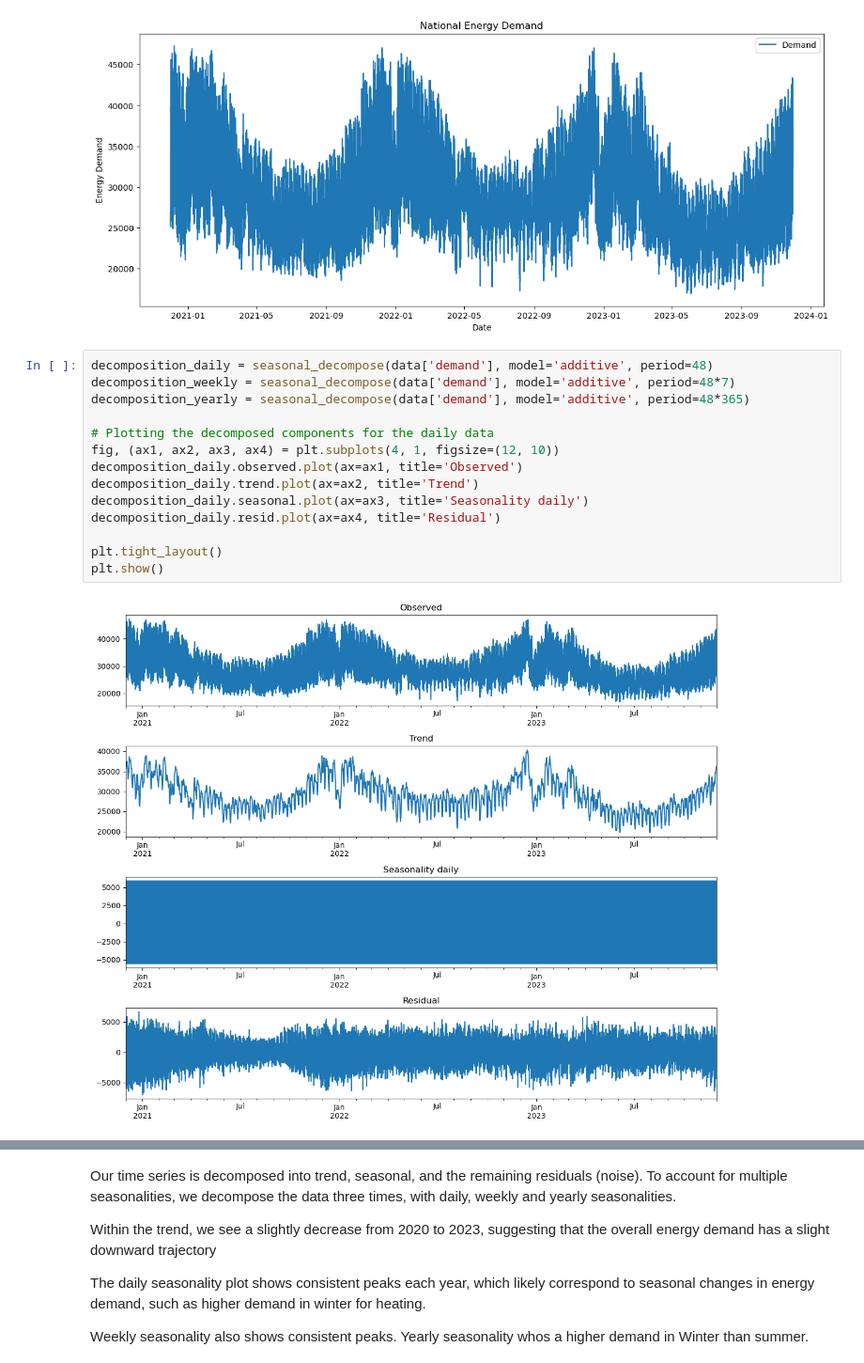
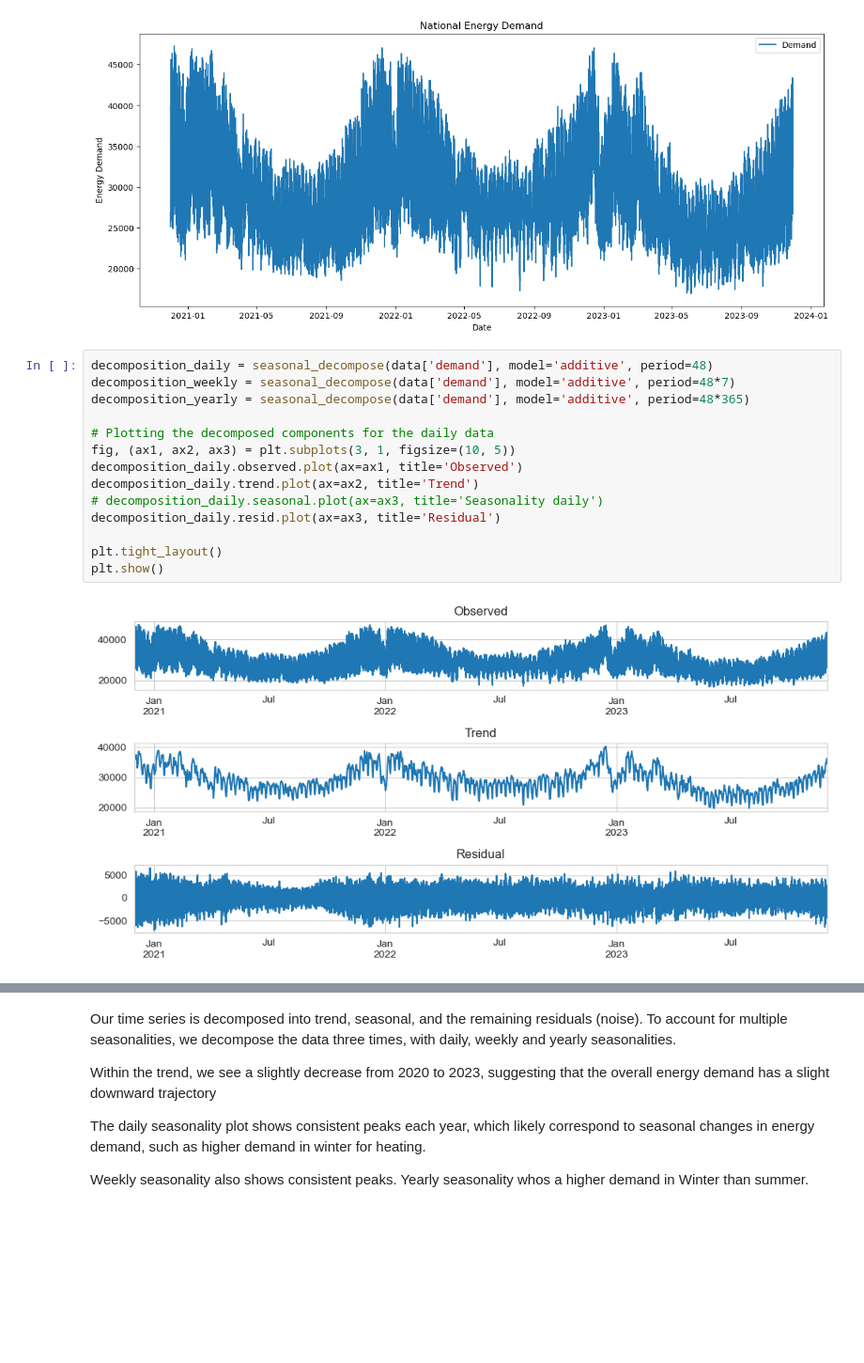
Before and after one commit to soerenssch/EnergyDemand, a Jupyter notebook: 03_Data_exploration/data_exploration.ipynb, the cells around one changed output, grey strips where cells are left out. Shown: that part at 94% size. Drawn from its saved outputs; the diff is of its cells as text; blank space fills up the shorter version.

```diff
--- a/03_Data_exploration/data_exploration.ipynb
+++ b/03_Data_exploration/data_exploration.ipynb
@@ -50,17 +50,17 @@ plt.show()
 # %%
 decomposition_daily = seasonal_decompose(data['demand'], model='additive', period=48)
 decomposition_weekly = seasonal_decompose(data['demand'], model='additive', period=48*7)
 decomposition_yearly = seasonal_decompose(data['demand'], model='additive', period=48*365)
 
 # Plotting the decomposed components for the daily data
-fig, (ax1, ax2, ax3, ax4) = plt.subplots(4, 1, figsize=(12, 10))
+fig, (ax1, ax2, ax3) = plt.subplots(3, 1, figsize=(10, 5))
 decomposition_daily.observed.plot(ax=ax1, title='Observed')
 decomposition_daily.trend.plot(ax=ax2, title='Trend')
-decomposition_daily.seasonal.plot(ax=ax3, title='Seasonality daily')
-decomposition_daily.resid.plot(ax=ax4, title='Residual')
+# decomposition_daily.seasonal.plot(ax=ax3, title='Seasonality daily')
+decomposition_daily.resid.plot(ax=ax3, title='Residual')
 
 plt.tight_layout()
 plt.show()
 # %% [output]
-[figure, old version]
+[figure, new version]
 # %%
```
Also changed, not shown: parts of 1 cell of this notebook.
